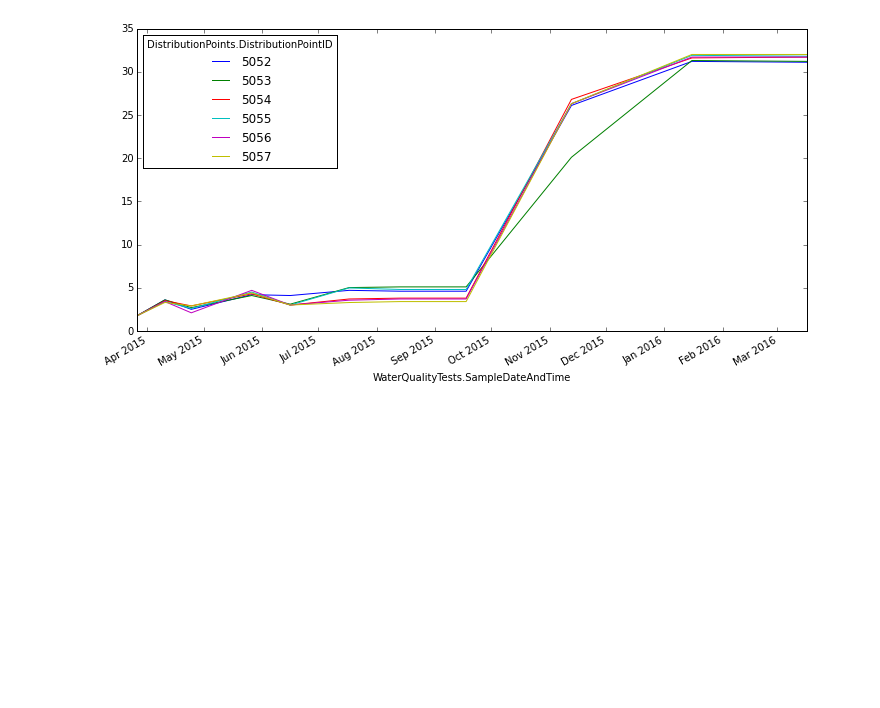
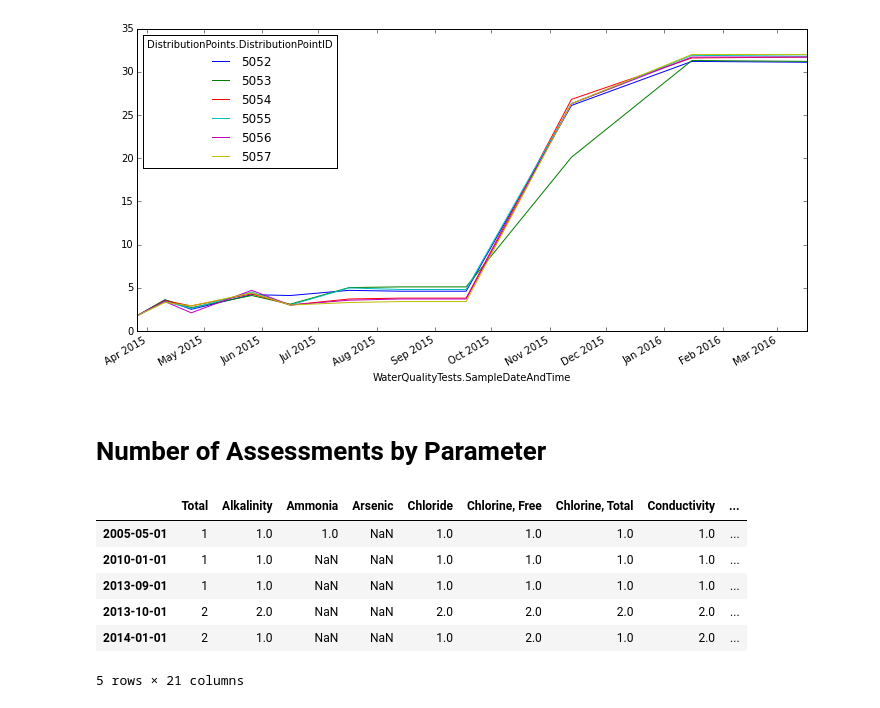
Before and after one commit to eric-czech/portfolio, a Jupyter notebook: demonstrative/python/notebooks/research/wmi/export/water_quality_export.ipynb, the cells around one changed output. Saved outputs shown, nothing was run; the diff lists cells and outputs as text; code cells hidden in the pictures; blank space fills up the shorter version.

```diff
--- a/demonstrative/python/notebooks/research/wmi/export/water_quality_export.ipynb
+++ b/demonstrative/python/notebooks/research/wmi/export/water_quality_export.ipynb
@@ -251,3 +251,27 @@ dt.set_index(id_cols)['WaterQualityTestParameters.Value'].unstack().plot(figsize
 # %% [output]
 <matplotlib.axes._subplots.AxesSubplot at 0x...>
 [figure]
+# %% [markdown]
+# Number of Assessments by Parameter
+# %%
+df = d.copy()
+df = df[df['DistributionPoints.WaterSampleType'] == 'Distribution point']
+df['SampleYear'] = df['WaterQualityTests.SampleDateAndTime'].dt.year
+df['SampleMonth'] = df['WaterQualityTests.SampleDateAndTime'].dt.month
+
+dfg = pd.concat([
+    df.groupby(['SampleYear', 'SampleMonth'])['AssessmentSummaryInformation.AssessmentID'].nunique(),
+    df.groupby(['SampleYear', 'SampleMonth', 'WaterQualityStandards.Parameter'])['AssessmentSummaryInformation.AssessmentID'].nunique().unstack()
+], axis=1)
+dfg.index = pd.to_datetime(['{}-{}'.format(v[0], v[1]) for v in dfg.index])
+dfg = dfg.sort_index()
+dfg = dfg.rename(columns={'AssessmentSummaryInformation.AssessmentID': 'Total'})
+dfg.head()
+# %% [output]
+|  | Total | Alkalinity | Ammonia | Arsenic | Chloride | Chlorine, Free | Chlorine, Total | Conductivity | ... |
+| 2005-05-01 | 1 | 1.0 | 1.0 | NaN | 1.0 | 1.0 | 1.0 | 1.0 | ... |
+| 2010-01-01 | 1 | 1.0 | NaN | NaN | 1.0 | 1.0 | 1.0 | 1.0 | ... |
+| 2013-09-01 | 1 | 1.0 | NaN | NaN | 1.0 | 1.0 | 1.0 | 1.0 | ... |
+| 2013-10-01 | 2 | 2.0 | NaN | NaN | 2.0 | 2.0 | 2.0 | 2.0 | ... |
+| 2014-01-01 | 2 | 1.0 | NaN | NaN | 1.0 | 2.0 | 1.0 | 2.0 | ... |
+5 rows × 21 columns
```
Also changed, not shown: parts of 1 cell of this notebook, 16 other files.
